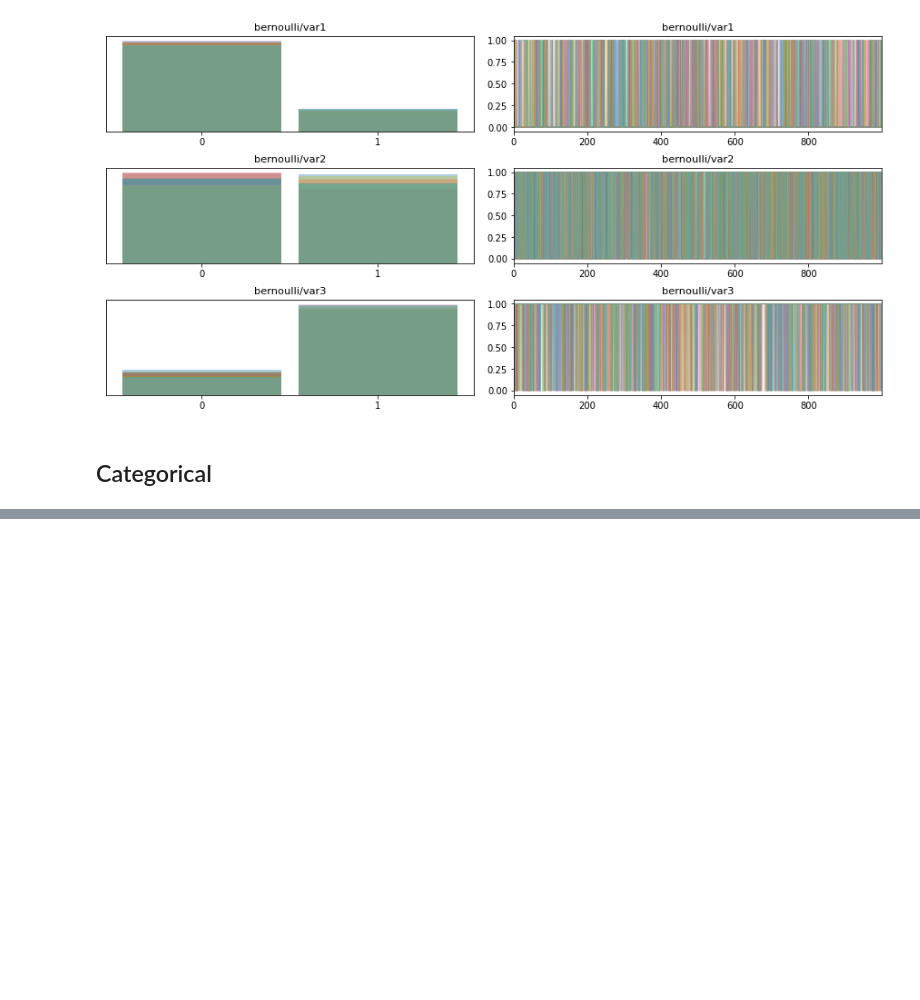
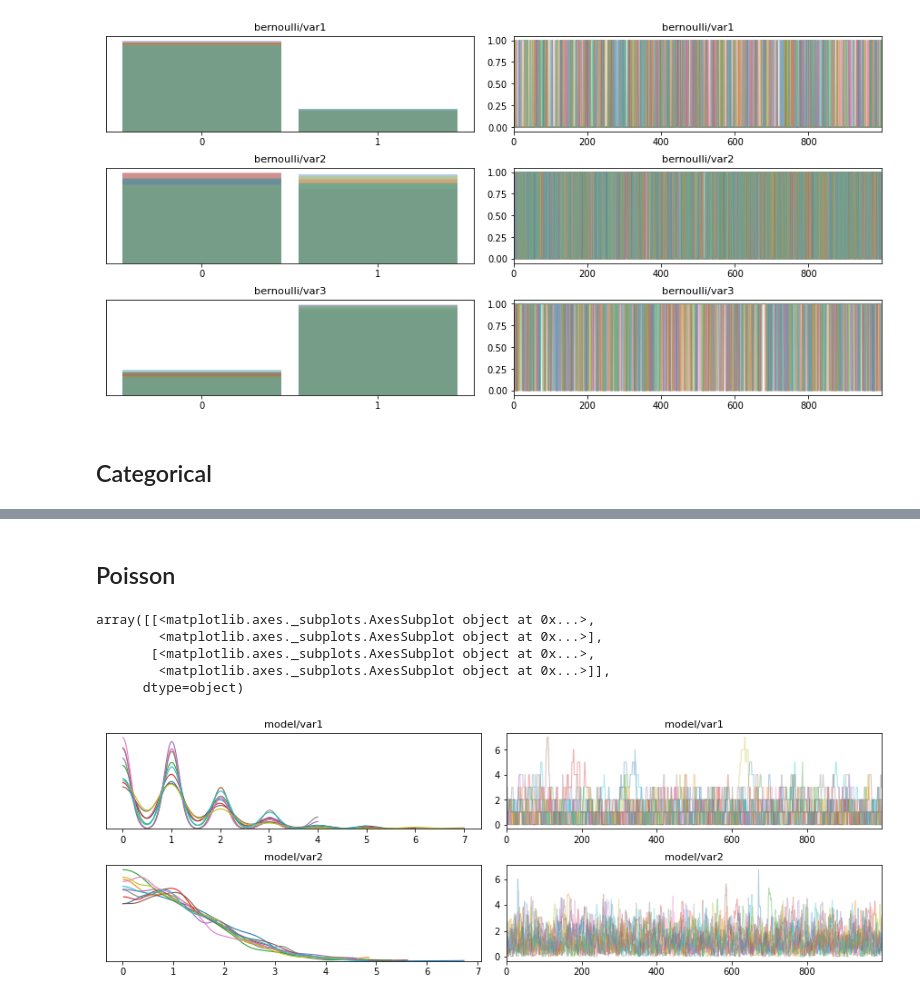
Before and after one commit to pymc-devs/pymc4, a Jupyter notebook: notebooks/discrete_distributions_sampling.ipynb, the cells around one changed output, grey strips where cells are left out. Drawn from its saved outputs; the diff is of its cells as text; code cells hidden in the pictures; blank space fills up the shorter version.

Commit message:
add support for discrete sampling for poisson with normal/round proposal

```diff
--- a/notebooks/discrete_distributions_sampling.ipynb
+++ b/notebooks/discrete_distributions_sampling.ipynb
@@ -51,0 +62,23 @@ az.plot_trace(trace)
+# %% [markdown]
+## Poisson
+# %%
+from pymc4.distributions.state_functions import gaussian_round_fn
+from pymc4.mcmc.samplers import RandomWalkM
+
+@pm.model
+def model():
+    var1 = yield pm.Poisson("var1", 1)
+    var2 = yield pm.Poisson("var2", 1)
+# %%
+trace = pm.sample(model(),
+                  sampler_type="compound",
+                  sampler_methods=[("var1", RandomWalkM, {"new_state_fn": gaussian_round_fn})])
+# %%
+az.plot_trace(trace)
+# %% [output]
+array([[<matplotlib.axes._subplots.AxesSubplot object at 0x...>,
+        <matplotlib.axes._subplots.AxesSubplot object at 0x...>],
+       [<matplotlib.axes._subplots.AxesSubplot object at 0x...>,
+        <matplotlib.axes._subplots.AxesSubplot object at 0x...>]],
+      dtype=object)
+[figure, added]
```
Also changed, not shown: parts of 3 cells of this notebook, 7 other files.
